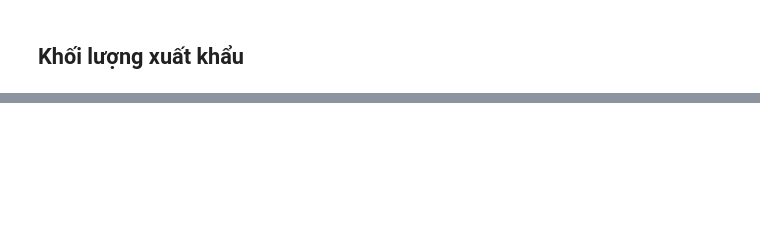
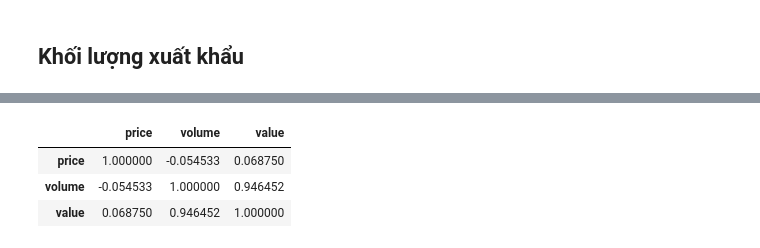
Before and after one commit to thuongh2/FinalProject, a Jupyter notebook: NangSuatLua.ipynb, the cells around one changed output, grey strips where cells are left out. Cells and saved outputs as stored; diff of their text form; code cells hidden in the pictures; blank space fills up the shorter version.

```diff
--- a/NangSuatLua.ipynb
+++ b/NangSuatLua.ipynb
@@ -254,0 +607,13 @@ df_rice_kl_xk.head()
+# %%
+df_rice_kl_xk = df_rice_kl_xk.drop("Unnamed: 0", axis=1)
+# %%
+df_rice_kl_xk = df_rice_kl_xk.rename(columns={'Khối lượng (tấn)': 'volume', 'Giá trị (USD)': 'value'})
+# %%
+df_rice_kl_xl_corr = df_rice_kl_xk[['price', 'volume', 'value']]
+corr = df_rice_kl_xl_corr.corr(method = 'pearson')
+corr
+# %% [output]
+|  | price | volume | value |
+| price | 1.000000 | -0.054533 | 0.068750 |
+| volume | -0.054533 | 1.000000 | 0.946452 |
+| value | 0.068750 | 0.946452 | 1.000000 |
```
Also changed, not shown: parts of 46 cells of this notebook.
